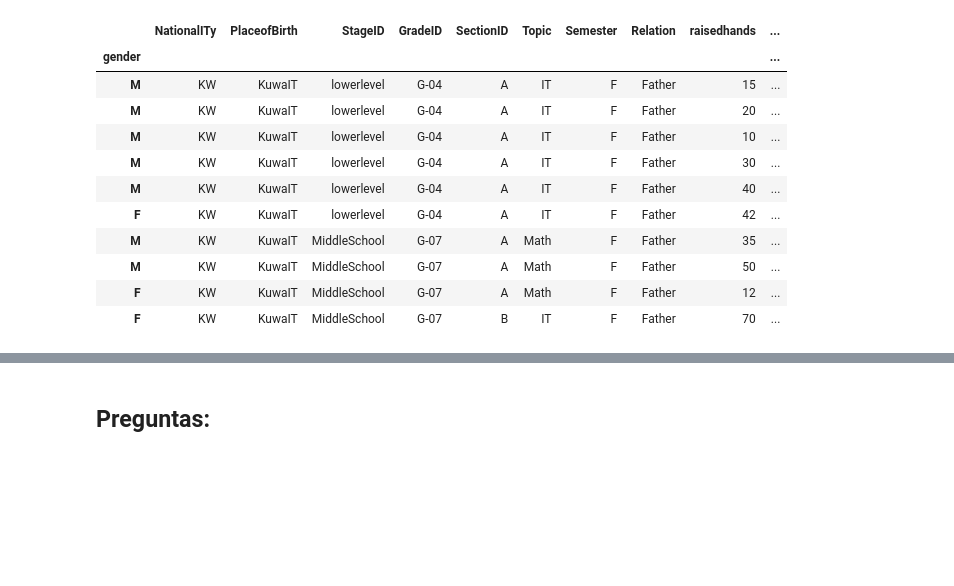
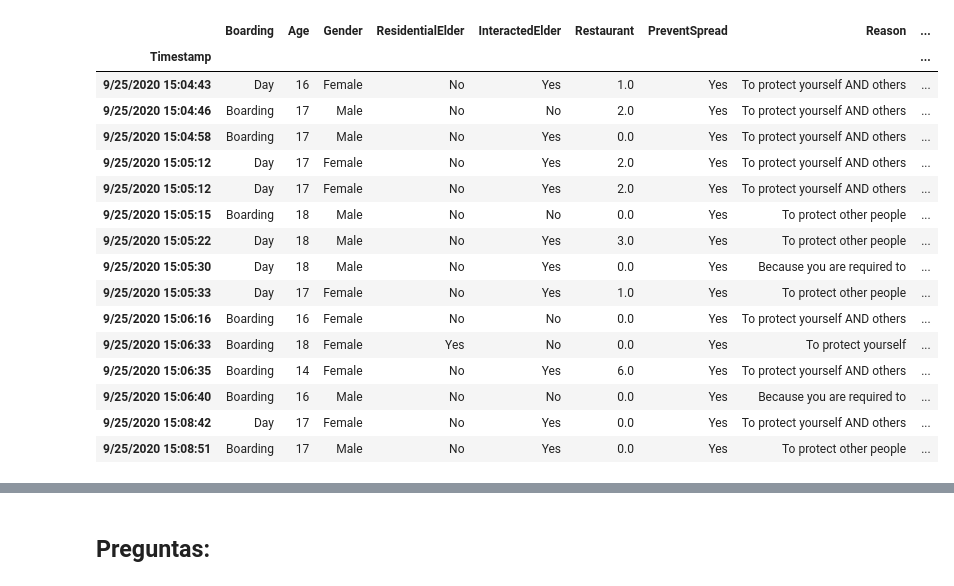
Before and after one commit to Adalab/DA-promoC-modulo-02-Marina-Lourdes-Ana, a Jupyter notebook: Estadistica/04-Estadistica-04.ipynb, the cells around one changed output, grey strips where cells are left out. Cells and saved outputs as stored; diff of their text form; code cells hidden in the pictures; blank space fills up the shorter version.

```diff
--- a/Estadistica/04-Estadistica-04.ipynb
+++ b/Estadistica/04-Estadistica-04.ipynb
@@ -7,19 +7,24 @@ import seaborn as sns
 from scipy.stats import skew
 import scipy.stats as st
 # %%
-df_uni = pd.read_csv('edu-data.csv', index_col = 0)
+df = pd.read_csv('04-maskbeliefs.csv', index_col = 0)
 # %%
-df_uni.head(15)
+df.head(15)
 # %% [output]
-|  | NationalITy | PlaceofBirth | StageID | GradeID | SectionID | Topic | Semester | Relation | raisedhands | ... |
-| gender |  |  |  |  |  |  |  |  |  | ... |
-| M | KW | KuwaIT | lowerlevel | G-04 | A | IT | F | Father | 15 | ... |
-| M | KW | KuwaIT | lowerlevel | G-04 | A | IT | F | Father | 20 | ... |
-| M | KW | KuwaIT | lowerlevel | G-04 | A | IT | F | Father | 10 | ... |
-| M | KW | KuwaIT | lowerlevel | G-04 | A | IT | F | Father | 30 | ... |
-| M | KW | KuwaIT | lowerlevel | G-04 | A | IT | F | Father | 40 | ... |
-| F | KW | KuwaIT | lowerlevel | G-04 | A | IT | F | Father | 42 | ... |
-| M | KW | KuwaIT | MiddleSchool | G-07 | A | Math | F | Father | 35 | ... |
-| M | KW | KuwaIT | MiddleSchool | G-07 | A | Math | F | Father | 50 | ... |
-| F | KW | KuwaIT | MiddleSchool | G-07 | A | Math | F | Father | 12 | ... |
-| F | KW | KuwaIT | MiddleSchool | G-07 | B | IT | F | Father | 70 | ... |
+|  | Boarding | Age | Gender | ResidentialElder | InteractedElder | Restaurant | PreventSpread | Reason | ... |
+| Timestamp |  |  |  |  |  |  |  |  | ... |
+| 9/25/2020 15:04:43 | Day | 16 | Female | No | Yes | 1.0 | Yes | To protect yourself AND others | ... |
+| 9/25/2020 15:04:46 | Boarding | 17 | Male | No | No | 2.0 | Yes | To protect yourself AND others | ... |
+| 9/25/2020 15:04:58 | Boarding | 17 | Male | No | Yes | 0.0 | Yes | To protect yourself AND others | ... |
+| 9/25/2020 15:05:12 | Day | 17 | Female | No | Yes | 2.0 | Yes | To protect yourself AND others | ... |
+| 9/25/2020 15:05:12 | Day | 17 | Female | No | Yes | 2.0 | Yes | To protect yourself AND others | ... |
+| 9/25/2020 15:05:15 | Boarding | 18 | Male | No | No | 0.0 | Yes | To protect other people | ... |
+| 9/25/2020 15:05:22 | Day | 18 | Male | No | Yes | 3.0 | Yes | To protect other people | ... |
+| 9/25/2020 15:05:30 | Day | 18 | Male | No | Yes | 0.0 | Yes | Because you are required to | ... |
+| 9/25/2020 15:05:33 | Day | 17 | Female | No | Yes | 1.0 | Yes | To protect other people | ... |
+| 9/25/2020 15:06:16 | Boarding | 16 | Female | No | No | 0.0 | Yes | To protect yourself AND others | ... |
+| 9/25/2020 15:06:33 | Boarding | 18 | Female | Yes | No | 0.0 | Yes | To protect yourself | ... |
+| 9/25/2020 15:06:35 | Boarding | 14 | Female | No | Yes | 6.0 | Yes | To protect yourself AND others | ... |
+| 9/25/2020 15:06:40 | Boarding | 16 | Male | No | No | 0.0 | Yes | Because you are required to | ... |
+| 9/25/2020 15:08:42 | Day | 17 | Female | No | Yes | 0.0 | Yes | To protect yourself AND others | ... |
+| 9/25/2020 15:08:51 | Boarding | 17 | Male | No | Yes | 0.0 | Yes | To protect other people | ... |
```
Also changed, not shown: parts of 38 cells of this notebook, 2 other files.
